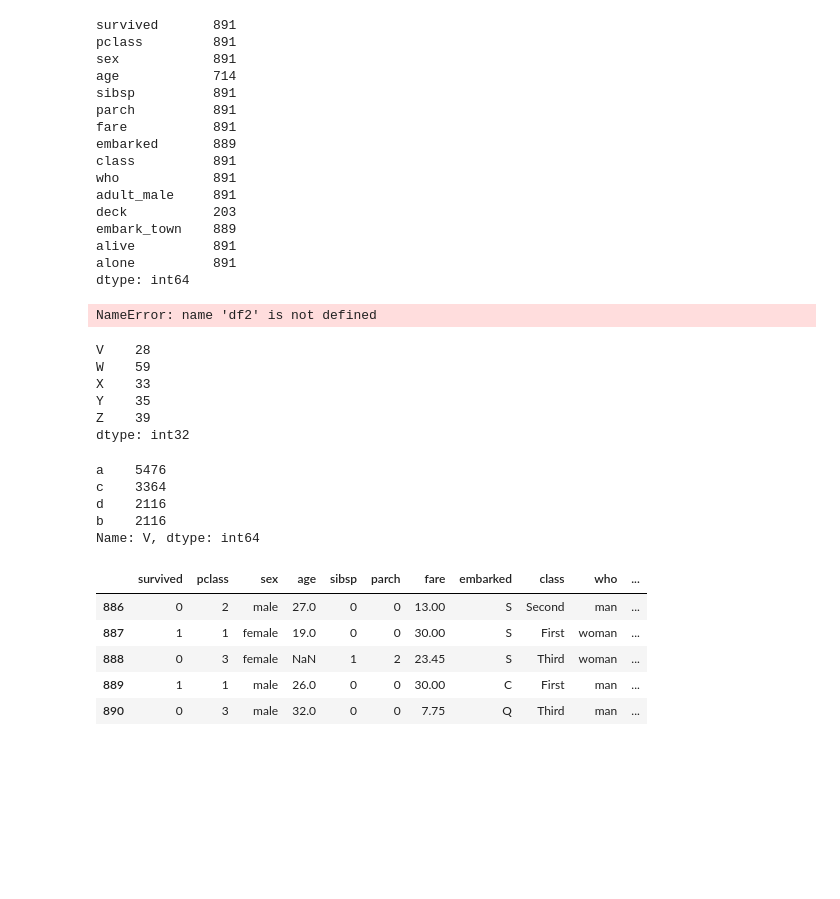
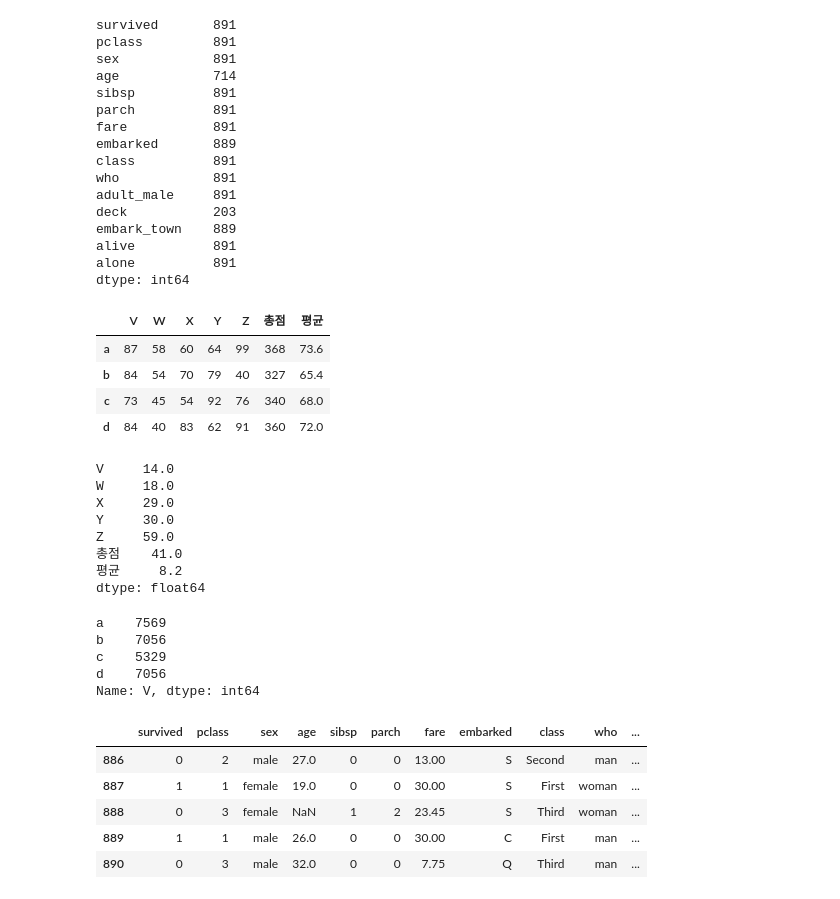
Before and after one commit to ssmpet/DataAnalysis_Lecture-2023.04, a Jupyter notebook: 02.Pandas/05.데이터조작.ipynb, the cells around one changed output. Cells and saved outputs as stored; diff of their text form; code cells hidden in the pictures; blank space fills up the shorter version.

```diff
--- a/02.Pandas/05.데이터조작.ipynb
+++ b/02.Pandas/05.데이터조작.ipynb
@@ -293,28 +286,34 @@ embark_town    889
 alive          891
 alone          891
 dtype: int64
-# %%
-df2
-# %% [output]
-NameError: name 'df2' is not defined
+# %%
+df
+# %% [output]
+|  | V | W | X | Y | Z | 총점 | 평균 |
+| a | 87 | 58 | 60 | 64 | 99 | 368 | 73.6 |
+| b | 84 | 54 | 70 | 79 | 40 | 327 | 65.4 |
+| c | 73 | 45 | 54 | 92 | 76 | 340 | 68.0 |
+| d | 84 | 40 | 83 | 62 | 91 | 360 | 72.0 |
 # %%
 # 각 열에서 최대값 - 최소값 한 결과
-df2.apply(lambda x: x.max() - x.min())  # x는 각 column을 의미
+df.apply(lambda x: x.max() - x.min())  # x는 각 column을 의미
 # %% [output]
-V    28
-W    59
-X    33
-Y    35
-Z    39
-dtype: int32
+V     14.0
+W     18.0
+X     29.0
+Y     30.0
+Z     59.0
+총점    41.0
+평균     8.2
+dtype: float64
 # %%
 # V 열에서 제곱수
-df2.V.apply(lambda x: x * x)    # x는 한 컬럼의 원소를 의미
+df.V.apply(lambda x: x * x)    # x는 한 컬럼의 원소를 의미
 # %% [output]
-a    5476
-c    3364
-d    2116
-b    2116
+a    7569
+b    7056
+c    5329
+d    7056
 Name: V, dtype: int64
 # %%
 # 타이타닉호의 승객 중 나이 20살을 기준으로 성인(adult)과 미성년자(child)를 구별하는 라벨 열
```
Also changed, not shown: parts of 30 cells of this notebook, 3 other files.
